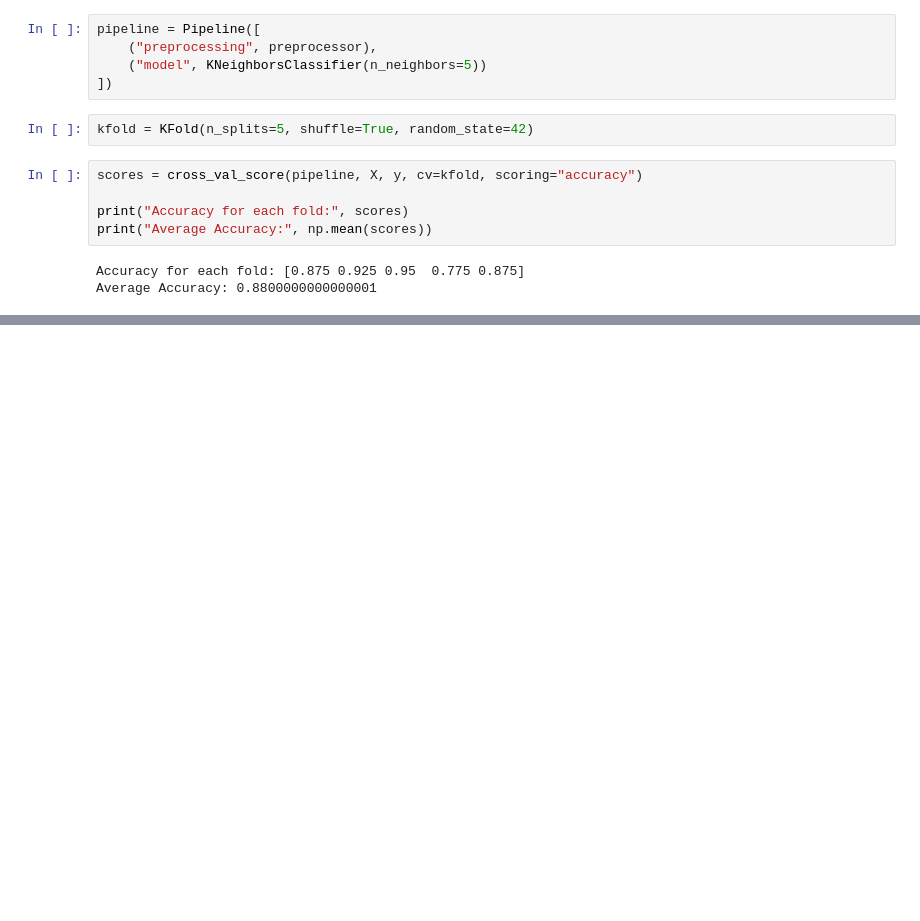
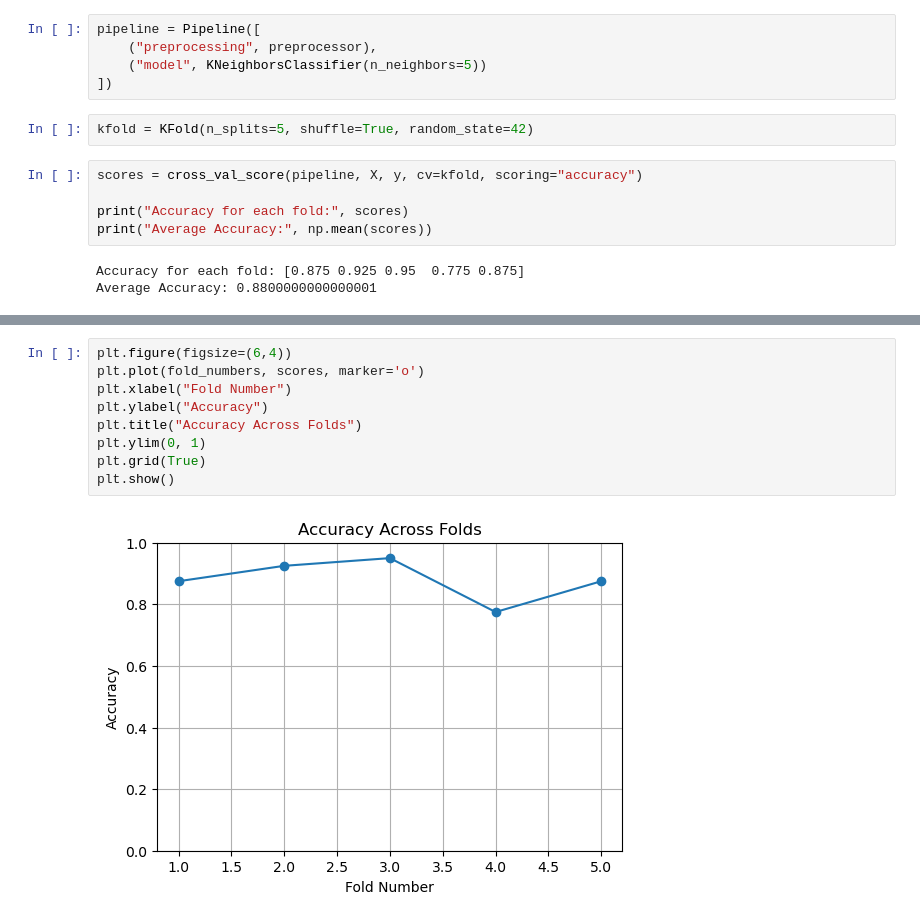
Before and after one commit to gyana10/ML_projects, a Jupyter notebook: Classification/KNN_with_KFold.ipynb, the cells around one changed output, grey strips where cells are left out. Saved outputs shown, nothing was run; the diff lists cells and outputs as text; blank space fills up the shorter version.

```diff
--- a/Classification/KNN_with_KFold.ipynb
+++ b/Classification/KNN_with_KFold.ipynb
@@ -55,0 +82,11 @@ Average Accuracy: 0.8800000000000001
+# %%
+plt.figure(figsize=(6,4))
+plt.plot(fold_numbers, scores, marker='o')
+plt.xlabel("Fold Number")
+plt.ylabel("Accuracy")
+plt.title("Accuracy Across Folds")
+plt.ylim(0, 1)
+plt.grid(True)
+plt.show()
+# %% [output]
+[figure, added]
```
Also changed, not shown: parts of 2 cells of this notebook.
